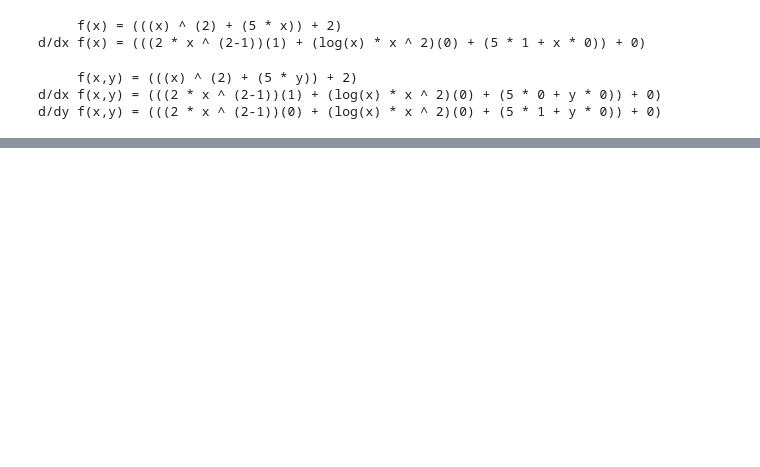
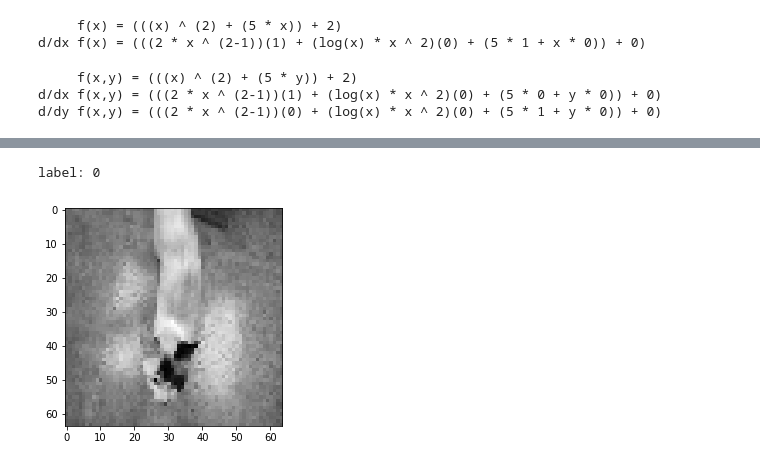
Before and after one commit to f14-bertolotti/labs, a Jupyter notebook: DSE/DeepLearning/tensorflow.ipynb, the cells around one changed output, grey strips where cells are left out. Cells and saved outputs as stored; diff of their text form; code cells hidden in the pictures; blank space fills up the shorter version.

```diff
--- a/DSE/DeepLearning/tensorflow.ipynb
+++ b/DSE/DeepLearning/tensorflow.ipynb
@@ -349,7 +367,8 @@ class var:
     def __init__(self, name):
         self.name = name
     def diff(self, var):
-        return "1" if self.name == var.name else "0"
+        if self.name == var.name: return "1"
+        return "0"
     def tostr(self):
         return self.name
 
@@ -402,0 +528,24 @@ ModuleNotFoundError: No module named 'tensorflow'
+# %%
+import random, PIL
+import numpy as np
+import tensorflow as tf
+import matplotlib.pyplot as plt
+
+def to_standard_image(path, size=(64, 64)):
+    return tf.keras.utils.img_to_array(PIL.Image.open(path).resize(size, PIL.Image.NEAREST)).mean(-1)/255
+
+def to_standard_label(path):
+    return 0 if "cat" in path else 1
+
+def load_normalized_batch(paths, batch_size = 10, image_size = (64, 64)):
+    batch = random.choices(paths, k=batch_size)
+    X = np.stack([to_standard_image(p, size=image_size) for p in batch])
+    Y = np.array([to_standard_label(p) for p in batch])
+    return X,Y
+
+X,Y = load_normalized_batch(train_paths)
+plt.imshow(X[0], cmap='gray')
+print(f"label: {Y[0]}")
+# %% [output]
+label: 0
+[figure, added]
```
Also changed, not shown: parts of 27 cells of this notebook, 5 other files.
